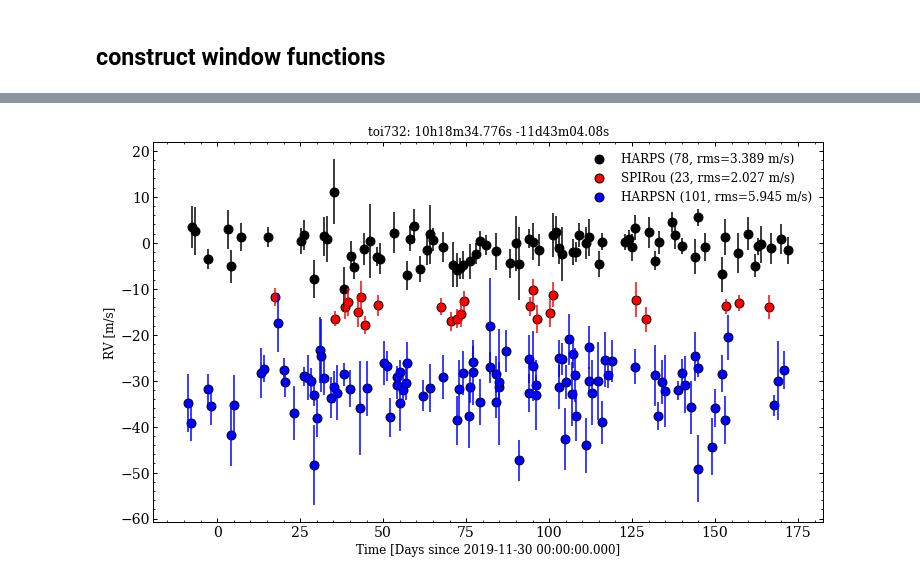
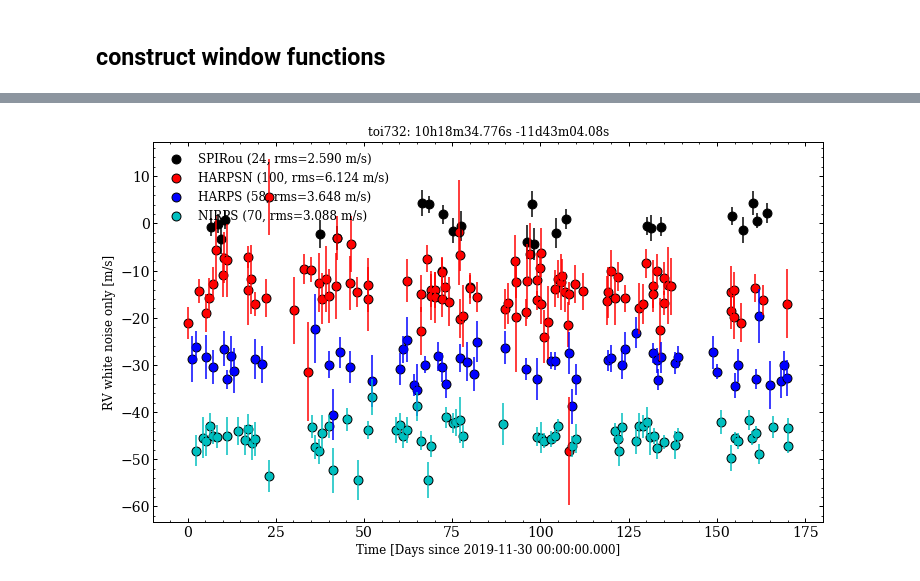
Before and after one commit to r-cloutier/RVSurvey, a Jupyter notebook: RVsurvey_WF.ipynb, the cells around one changed output, grey strips where cells are left out. Saved outputs shown, nothing was run; the diff lists cells and outputs as text; code cells hidden in the pictures.

```diff
--- a/RVsurvey_WF.ipynb
+++ b/RVsurvey_WF.ipynb
@@ -21,12 +21,13 @@ def compute_WF(target_dicts, tel_dicts, outfname='output_data/summary.txt'):
     df_times = pd.DataFrame()
     target_times, target_names, telescope_names = np.zeros(0), np.zeros(0), np.zeros(0)
     RVnoise, eRV, seeing, airmass = np.zeros(0), np.zeros(0), np.zeros(0), np.zeros(0)
+    sunalt, moonalt, illumination = np.zeros(0), np.zeros(0), np.zeros(0)
     for i,d1 in enumerate(target_dicts):
         for j,d2 in enumerate(tel_dicts):
             # sample a window function given the input parameters
             print('\nObserving %s with %s\n'%(d1['target_name'], d2['telescope_name']))
-            times,rvnoise,erv,seeingtmp,airmasstmp = _define_WF_onetarget_onetelescope(d1, d2,
-                                                                                       Ntargets_total=len(target_dicts))
+            p = _define_WF_onetarget_onetelescope(d1, d2, Ntargets_total=len(target_dicts))
+            times,rvnoise,erv,seeingtmp,airmasstmp,sunalttmp,moonalttmp,illuminationtmp = p
             target_times    = np.append(target_times, times)
             target_names    = np.append(target_names, np.repeat(d1['target_name'], times.size))
             telescope_names = np.append(telescope_names, np.repeat(d2['telescope_name'], times.size))
@@ -34,6 +35,9 @@ def compute_WF(target_dicts, tel_dicts, outfname='output_data/summary.txt'):
             eRV             = np.append(eRV, erv)
             seeing          = np.append(seeing, seeingtmp)
             airmass         = np.append(airmass, airmasstmp)
+            sunalt          = np.append(sunalt, sunalttmp)
+            moonalt         = np.append(moonalt, moonalttmp)
+            illumination    = np.append(illumination, illuminationtmp)
 
     # combine timeseries from different telescopes
     s = np.argsort(target_times)
@@ -44,6 +48,9 @@ def compute_WF(target_dicts, tel_dicts, outfname='output_data/summary.txt'):
     df_times['sigmaRV']      = eRV[s]
     df_times['seeing']       = seeing[s]
     df_times['airmass']      = airmass[s]
+    df_times['sunalt']       = sunalt[s]
+    df_times['moonalt']      = moonalt[s]
+    df_times['illumination'] = illumination[s]
 
     # combine WFs somehow
     return df_times
@@ -304,19 +342,23 @@ def _sample_eRV(times, target_dict, tel_dict):
 # %%
 # define telescopes
 tel_SPIRou = {'telescope_name':'SPIRou', 'lat_deg':19.8, 'lon_deg':-155.5, 'elevation_m':4200,
-              'min_Moon_alt':-40, 'Npernight':1, 'dtmin_min':120, 'start_date':'2019-11-20', 'survey_len_yrs':.5,
+              'min_Moon_alt':-40, 'Npernight':1, 'dtmin_min':120, 'start_date':'2019-11-25', 'survey_len_yrs':.5,
               'fractional_weather_loss':.2, 'fraction_available_for_program':.25, 'median_seeing_arcsec':.6,
-              'toverhead_min':5}
+              'toverhead_min':5, 'min_lunar_illumination':.5}
 
 tel_HARPSN = {'telescope_name':'HARPSN', 'lat_deg':28.7, 'lon_deg':-17.9, 'elevation_m':2370,
-              'min_Moon_alt':-np.inf, 'Npernight':2, 'dtmin_min':60, 'start_date':'2019-11-20', 'survey_len_yrs':.5,
+              'min_Moon_alt':-np.inf, 'Npernight':2, 'dtmin_min':60, 'start_date':'2019-11-25', 'survey_len_yrs':.5,
               'fractional_weather_loss':.4, 'fraction_available_for_program':.5, 'median_seeing_arcsec':1.2,
-              'toverhead_min':5}
+              'toverhead_min':5, 'min_lunar_illumination':.1}
 
 tel_HARPS = {'telescope_name':'HARPS', 'lat_deg':-29.26, 'lon_deg':-70.74, 'elevation_m':2400,
-             'min_Moon_alt':-np.inf, 'Npernight':1, 'dtmin_min':120, 'start_date':'2019-11-20', 'survey_len_yrs':.5,
+             'min_Moon_alt':-np.inf, 'Npernight':1, 'dtmin_min':120, 'start_date':'2019-11-25', 'survey_len_yrs':.5,
              'fractional_weather_loss':.2, 'fraction_available_for_program':.5, 'median_seeing_arcsec':.87,
-             'toverhead_min':5}
+             'toverhead_min':5, 'min_lunar_illumination':.1}
+
+tel_NIRPS = tel_HARPS.copy()
+tel_NIRPS['telescope_name'] = 'NIRPS'
+tel_NIRPS['fraction_available_for=_program'] = .25
 # %%
 # define targets
 toi732 = {'target_name':'toi732','ra_deg':154.6449, 'dec_deg':-11.7178, 'texp_min':30}
@@ -331,6 +373,7 @@ max_night_len_hrs, max_lunar_illumination = 10, .5
 ## construct window functions
 # %%
 %%time
-tel_dicts = [tel_HARPS, tel_SPIRou, tel_HARPSN]
-df_times = compute_WF([toi732], tel_dicts)
+tel_dicts = [tel_SPIRou, tel_HARPSN, tel_HARPS, tel_NIRPS]
+outfname = 'output_data/summary_toi732_full.txt'
+df_times = compute_WF([toi732], tel_dicts, outfname=outfname)
 # %% [output]
@@ -361,27 +403,27 @@ Wall time: 5min 40s
 # %%
 # plot timeseries
-pltt = 1
+pltt, figout = 1, 'output_data/timeseries_full.png'
 t0 = Time('2019-11-30')
 target_dict = toi732
 specs = [d['telescope_name'] for d in tel_dicts]
-cols = ['k','r','b']
+cols = ['k','r','b','c']
+assert len(cols) >= len(specs)
 dy = 25
 
 plt.figure(figsize=(12,7))
 for i,spec in enumerate(specs):
-    g = (df_times['telescopes'] == spec) & (df_times['target_names'] == target['target_name'])
-
+    g = (df_times['telescopes'] == spec) & (df_times['target_names'] == target_dict['target_name'])
     plt.errorbar(Time(df_times['times'][g]).jd-t0.jd, df_times['RV_noise'][g]-i*15, df_times['sigmaRV'][g],
                  fmt='o', color=cols[i], ms=0)
     plt.scatter(Time(df_times['times'][g]).jd-t0.jd, df_times['RV_noise'][g]-i*15, s=80, edgecolors='k',
                 facecolor=cols[i], label='%s (%i, rms=%.3f m/s)'%(spec, g.sum(), df_times['RV_noise'][g].std()))
 
 plt.xlabel('Time [Days since %s]'%t0, fontsize=12), plt.ylabel('RV white noise only [m/s]', fontsize=12)
 plt.title('%s: %s'%(target_dict['target_name'],
                     SkyCoord(target_dict['ra_deg'],target_dict['dec_deg'],unit='deg').to_string(style='hmsdms')),
           fontsize=12)
 plt.legend(fontsize=12)
-#plt.xlim((4,25))
-if pltt: plt.savefig('output_data/timeseries.png')
+#plt.xlim((25,50))
+if pltt: plt.savefig(figout)
 # %% [output]
-[figure, old version]
+[figure, new version]
```
Also changed, not shown: parts of 5 cells of this notebook, 4 other files.
